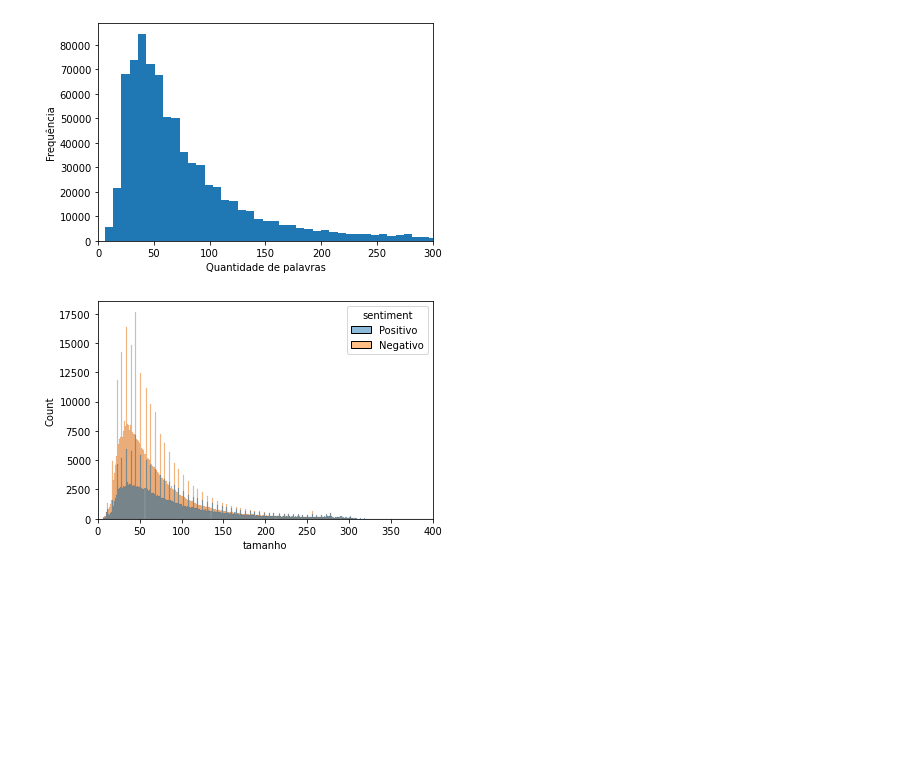
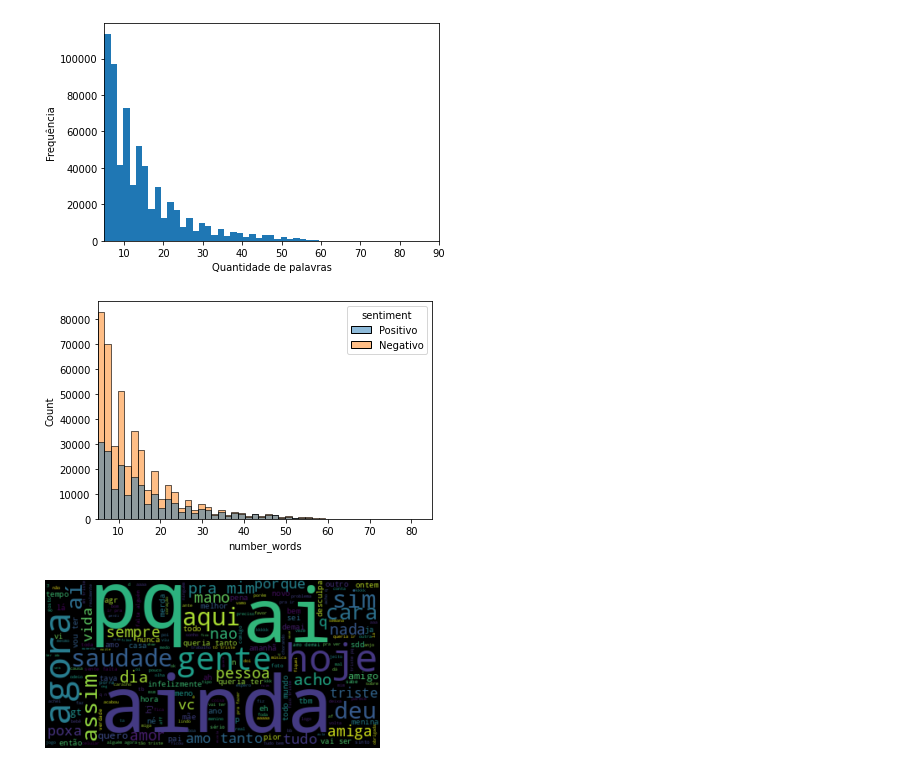
Before and after one commit to atlantico-academy/checape, a Jupyter notebook: notebooks/01 - Exploratory data analisys.ipynb, the cells around one changed output. Cells and saved outputs as stored; diff of their text form; code cells hidden in the pictures; blank space fills up the shorter version.

```diff
--- a/notebooks/01 - Exploratory data analisys.ipynb
+++ b/notebooks/01 - Exploratory data analisys.ipynb
@@ -41,15 +87,15 @@ df = df.assign(
 # %%
-plt.hist(df.tamanho, bins=100)
+plt.hist(formated_df.number_words, bins=50)
 plt.xlabel("Quantidade de palavras")
 plt.ylabel("Frequência")
-plt.xlim([0, 300])
+plt.xlim([5, 90])
 plt.show()
 # %% [output]
-[figure, old version]
+[figure, new version]
 # %%
-sns.histplot(data=df, x="tamanho", hue="sentiment")
-plt.xlim(0, 400)
+sns.histplot(data=formated_df, x="number_words", hue="sentiment", bins=50)
+plt.xlim(5, 85)
 plt.show()
 # %% [output]
-[figure, old version]
+[figure, new version]
 # %%
@@ -63,4 +117,10 @@ negative_filter = ' '.join(list(filter(lambda x: x not in stopwords, negative_te
 # %%
 # Generate a word cloud image
 wordcloud = WordCloud().generate(negative_filter)
+plt.figure()
+plt.imshow(wordcloud, interpolation="bilinear")
+plt.axis("off")
+plt.show()
+# %% [output]
+[figure, added]
 # %%
```
Also changed, not shown: parts of 8 cells of this notebook.
